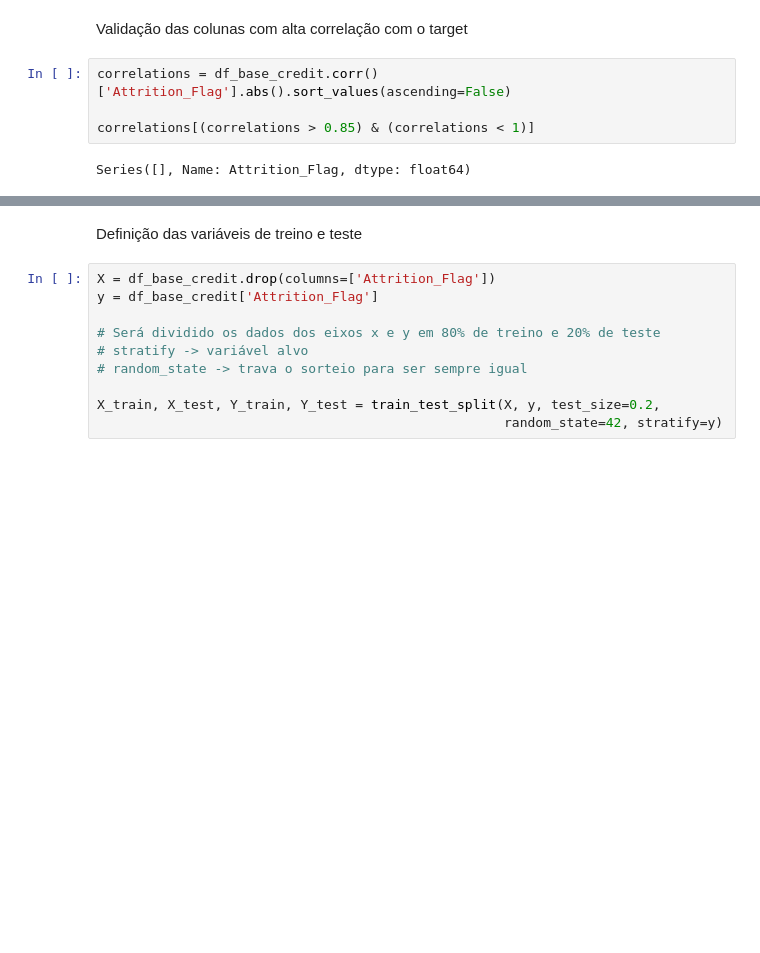
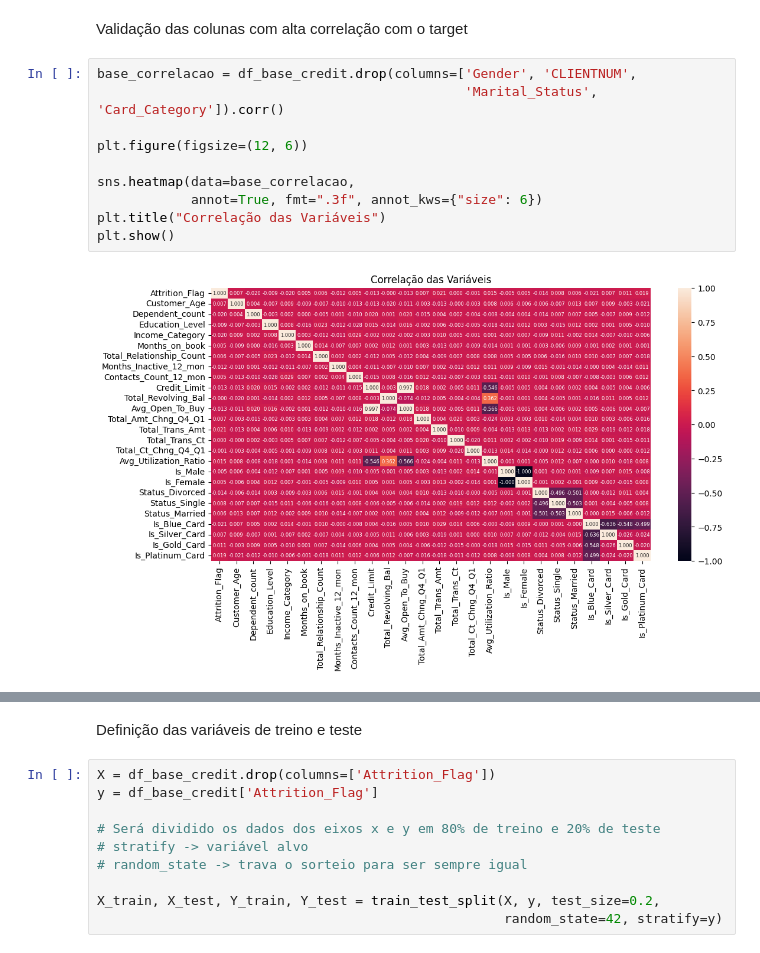
Before and after one commit to rpf991/Previsao_Churning_Clientes_Credito, a Jupyter notebook: notebooks/data_analysis.ipynb, the cells around one changed output, grey strips where cells are left out. Cells and saved outputs as stored; diff of their text form; blank space fills up the shorter version.

```diff
--- a/notebooks/data_analysis.ipynb
+++ b/notebooks/data_analysis.ipynb
@@ -196,8 +157,14 @@ df_base_credit
 # %% [markdown]
 Validação das colunas com alta correlação com o target
-# %%
-correlations = df_base_credit.corr()['Attrition_Flag'].abs().sort_values(ascending=False)
-
-correlations[(correlations > 0.85) & (correlations < 1)]
-# %% [output]
-Series([], Name: Attrition_Flag, dtype: float64)
+# %%
+base_correlacao = df_base_credit.drop(columns=['Gender', 'CLIENTNUM',
+                                               'Marital_Status', 'Card_Category']).corr()
+
+plt.figure(figsize=(12, 6))
+
+sns.heatmap(data=base_correlacao,
+            annot=True, fmt=".3f", annot_kws={"size": 6})
+plt.title("Correlação das Variáveis")
+plt.show()
+# %% [output]
+[figure, added]
```
Also changed, not shown: parts of 27 cells of this notebook, 1 other file.
